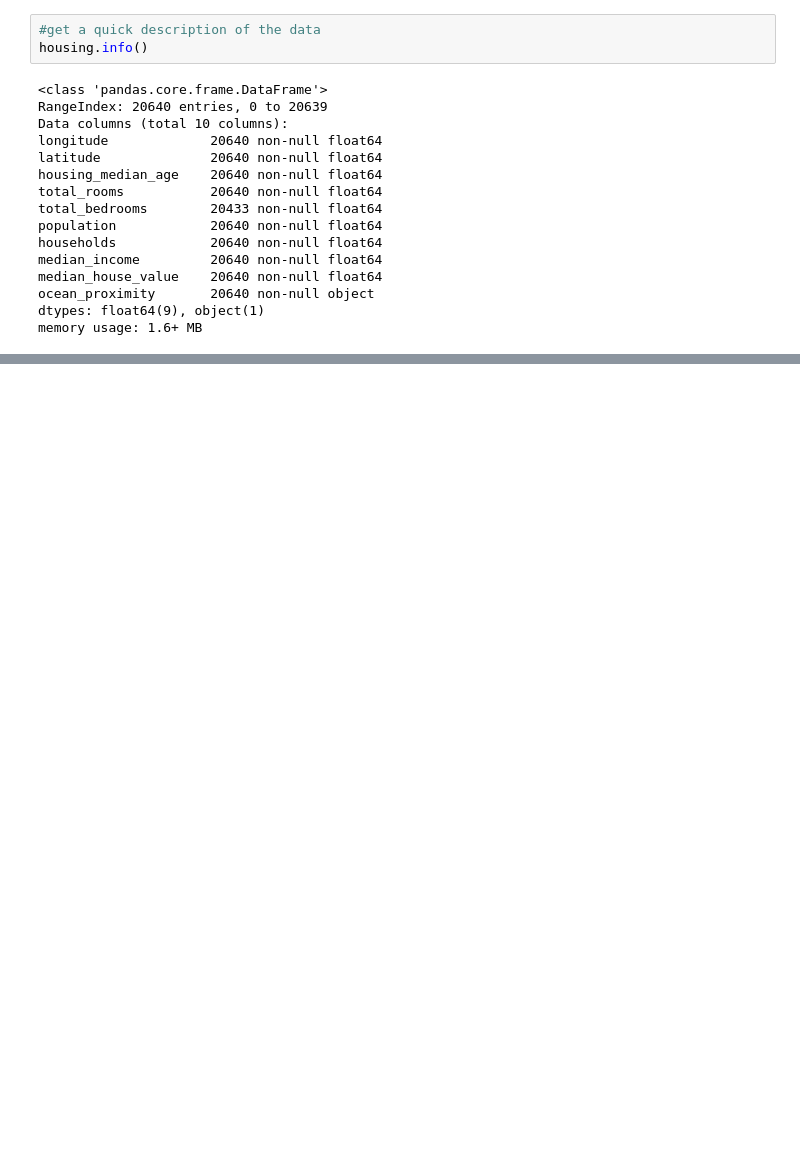
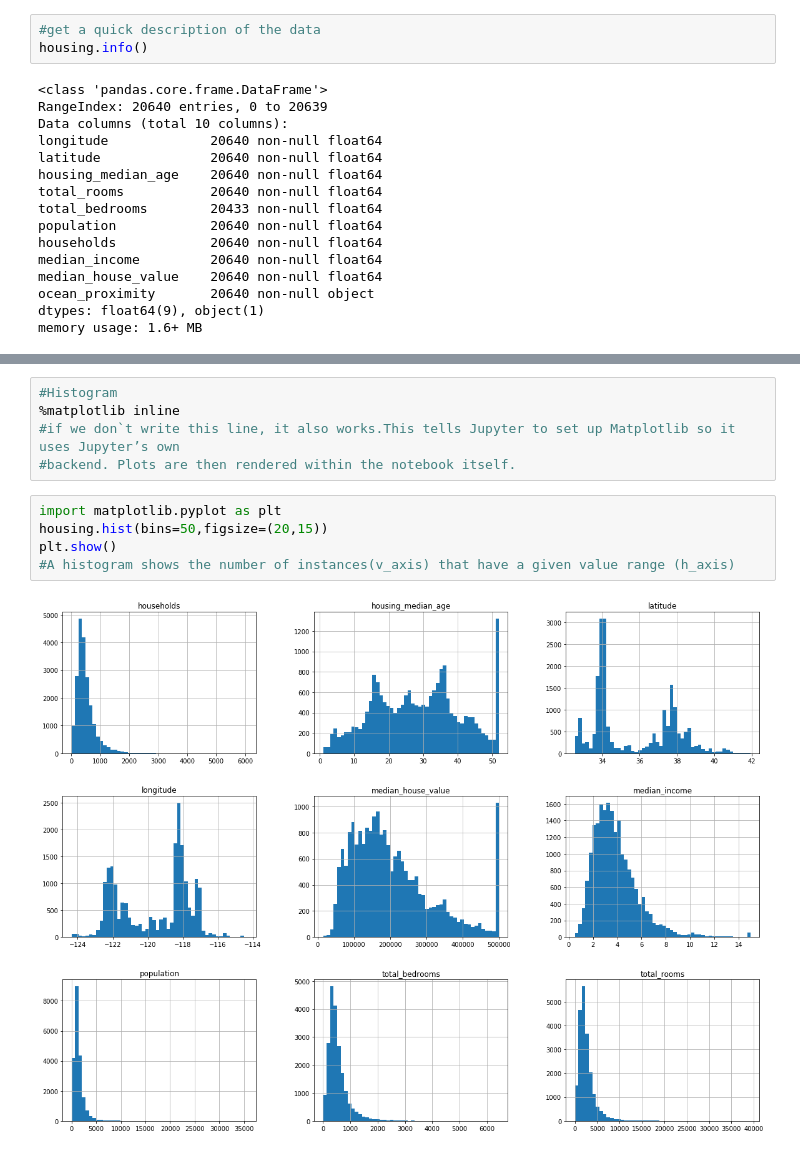
Before and after one commit to Elahe-hmh/ML_practice, a Jupyter notebook: Fetching_data_(housing ex).ipynb, the cells around one changed output, grey strips where cells are left out. Cells and saved outputs as stored; diff of their text form; blank space fills up the shorter version.

```diff
--- a/Fetching_data_(housing ex).ipynb
+++ b/Fetching_data_(housing ex).ipynb
@@ -70,0 +101,12 @@ memory usage: 1.6+ MB
+# %%
+#Histogram
+%matplotlib inline
+#if we don`t write this line, it also works.This tells Jupyter to set up Matplotlib so it uses Jupyter’s own
+#backend. Plots are then rendered within the notebook itself.
+# %%
+import matplotlib.pyplot as plt
+housing.hist(bins=50,figsize=(20,15))
+plt.show()
+#A histogram shows the number of instances(v_axis) that have a given value range (h_axis)
+# %% [output]
+[figure, added]
```
Also changed, not shown: parts of 4 cells of this notebook.
